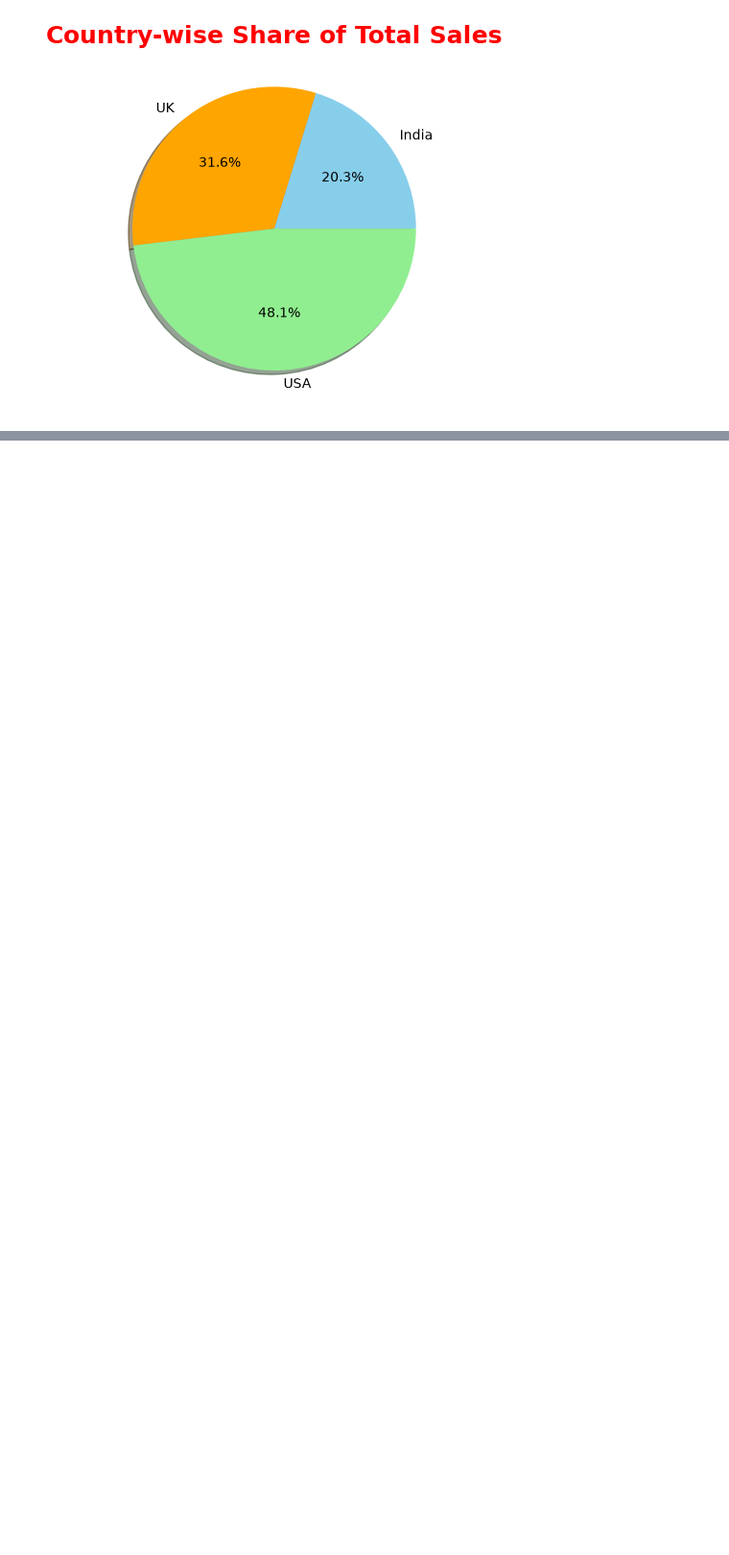
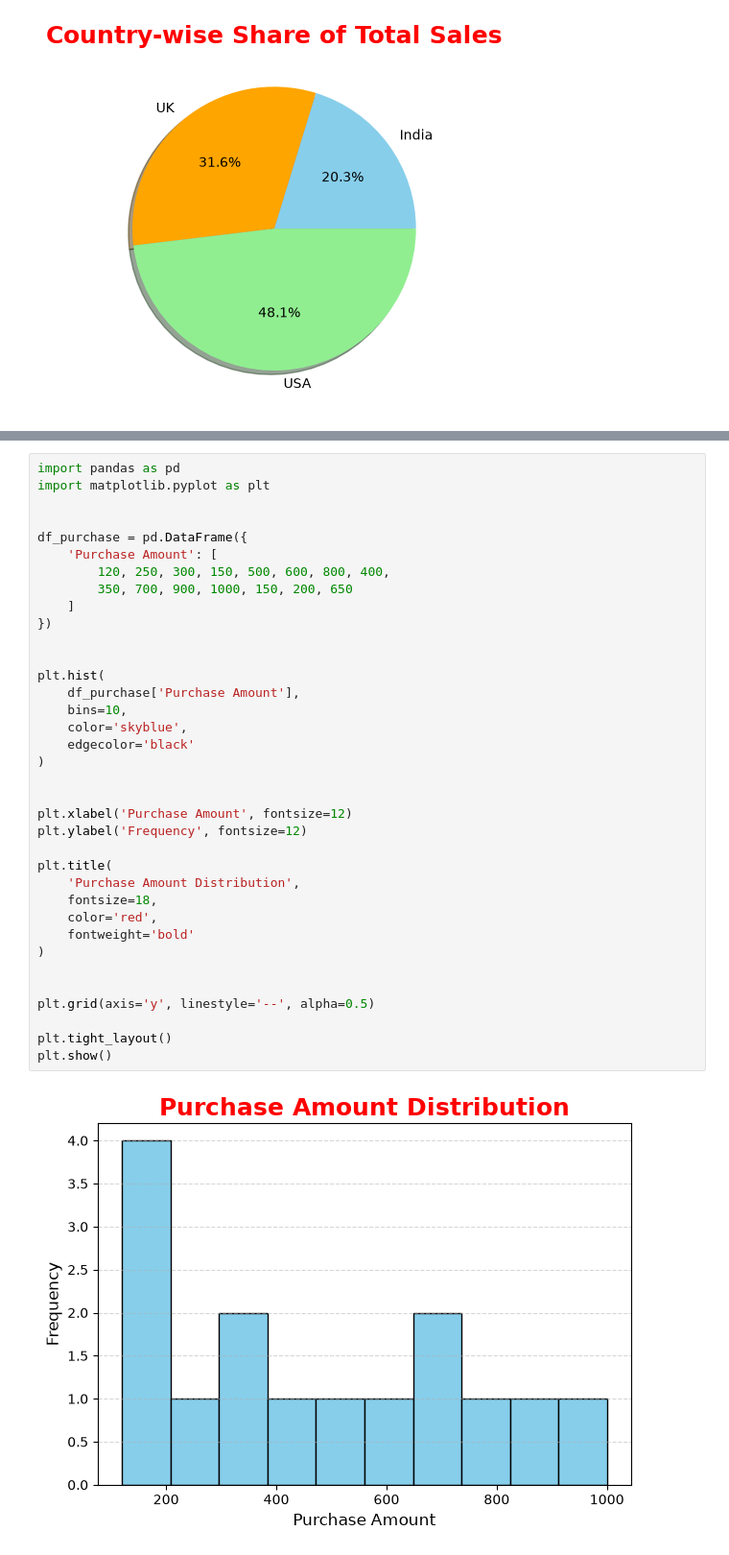
Before and after one commit to samil2004/Pandas-Practice-and-Assessment, a Jupyter notebook: task1_matplotlib.ipynb, the cells around one changed output, grey strips where cells are left out. Shown at 96% size. Drawn from its saved outputs; the diff is of its cells as text; blank space fills up the shorter version.

```diff
--- a/task1_matplotlib.ipynb
+++ b/task1_matplotlib.ipynb
@@ -600,0 +753,38 @@ plt.show()
+# %%
+import pandas as pd
+import matplotlib.pyplot as plt
+
+
+df_purchase = pd.DataFrame({
+    'Purchase Amount': [
+        120, 250, 300, 150, 500, 600, 800, 400,
+        350, 700, 900, 1000, 150, 200, 650
+    ]
+})
+
+
+plt.hist(
+    df_purchase['Purchase Amount'],
+    bins=10,
+    color='skyblue',
+    edgecolor='black'
+)
+
+
+plt.xlabel('Purchase Amount', fontsize=12)
+plt.ylabel('Frequency', fontsize=12)
+
+plt.title(
+    'Purchase Amount Distribution',
+    fontsize=18,
+    color='red',
+    fontweight='bold'
+)
+
+
+plt.grid(axis='y', linestyle='--', alpha=0.5)
+
+plt.tight_layout()
+plt.show()
+# %% [output]
+[figure, added]
```
Also changed, not shown: parts of 13 cells of this notebook.
